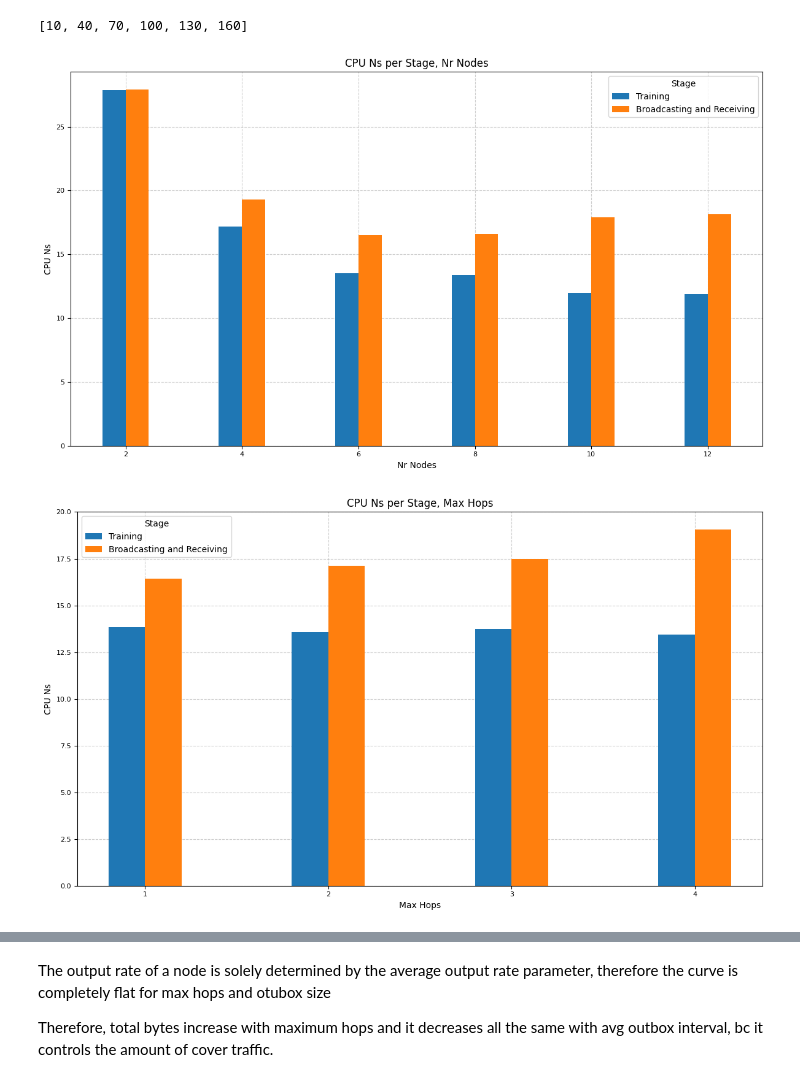
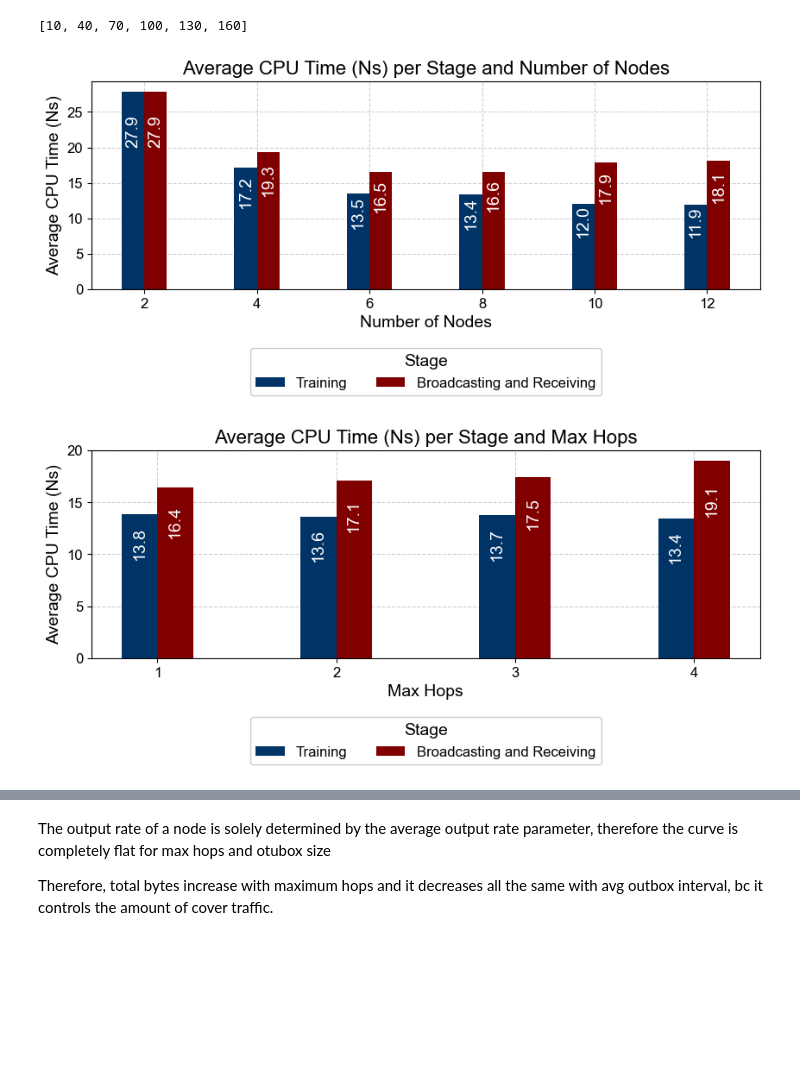
Before and after one commit to Altishofer/DFL_PeerBasedMixing, a Jupyter notebook: experiments/evaluation-plots.ipynb, the cells around one changed output, grey strips where cells are left out. Cells and saved outputs as stored; diff of their text form; code cells hidden in the pictures; blank space fills up the shorter version.

```diff
--- a/experiments/evaluation-plots.ipynb
+++ b/experiments/evaluation-plots.ipynb
@@ -1,11 +1,12 @@
 # %%
-import matplotlib.pyplot as plt
-import pandas as pd
+import datetime as dt
+from math import factorial
 from os import listdir
 from os.path import isfile, join
+
+import matplotlib.pyplot as plt
 import numpy as np
-import datetime as dt
-from math import factorial
+import pandas as pd
 
 metrics_path = '../metrics/'
 figure_path = 'figures/'
@@ -25,16 +26,19 @@ if len(all_files) > 0:
     latest_data = read_file(all_files[0])
     print(latest_data.iloc[1])
 
-GLOBAL_STYLE = {
-    'font.family': 'sans-serif',
-    'font.sans-serif': ['DejaVu Sans'],
-    'font.size': 10,
-    'xtick.labelsize': 8,
-    'ytick.labelsize': 8,
-    'axes.axisbelow': True  # grid lines below data
-}
+plt.rcParams.update({
+    'font.family': 'Arial',
+    'font.size': 14,
+    'axes.titlesize': 16,
+    'axes.labelsize': 14,
+    'xtick.labelsize': 12,
+    'ytick.labelsize': 12,
+    'legend.fontsize': 14,
+    'figure.titlesize': 16,
+    'axes.axisbelow': True
+})
 
-FIGURE_SIZE = (12, 7)
+FIGURE_SIZE = (10, 3.125)
 
 LINE_STYLE = {
     "linewidth": 1.5,
@@ -47,5 +51,7 @@ GRID_STYLE = {
     "alpha": 0.6
 }
 
-plt.rcParams.update(GLOBAL_STYLE)
+dark_blue = "#003366"
+wine_red = "#800000"
+dark_green = "#006400"
 # %% [output]
@@ -180,10 +230,10 @@ def stage_plot(x_axis, x_name, folder, attr, y_name):
 # %% [output]
 [10, 40, 70, 100, 130, 160]
 # %%
-stage_plot(nr_nodes, "Nr Nodes", "nr_nodes", "cpu_total_ns", "CPU Ns")
-stage_plot(nr_hops[:4], "Max Hops", "max_hops", "cpu_total_ns", "CPU Ns")
-stage_plot(nr_nodes, "Nr Nodes", "nr_nodes", "memory_mb", "Memory MB")
-stage_plot(nr_hops[:4], "Max Hops", "max_hops", "memory_mb", "Memory MB")
+stage_plot(nr_nodes, "Number of Nodes", "nr_nodes", "cpu_total_ns", "Average CPU Time (Ns)")
+stage_plot(nr_hops[:4], "Max Hops", "max_hops", "cpu_total_ns", "Average CPU Time (Ns)")
+stage_plot(nr_nodes, "Number of Nodes", "nr_nodes", "memory_mb", "Average Memory (MB)")
+stage_plot(nr_hops[:4], "Max Hops", "max_hops", "memory_mb", "Average Memory (MB)")
 # %% [output]
-[figure, old version]
+[figure, new version]
-[figure, old version]
+[figure, new version]
```
Also changed, not shown: parts of 12 cells of this notebook, 29 other files.
